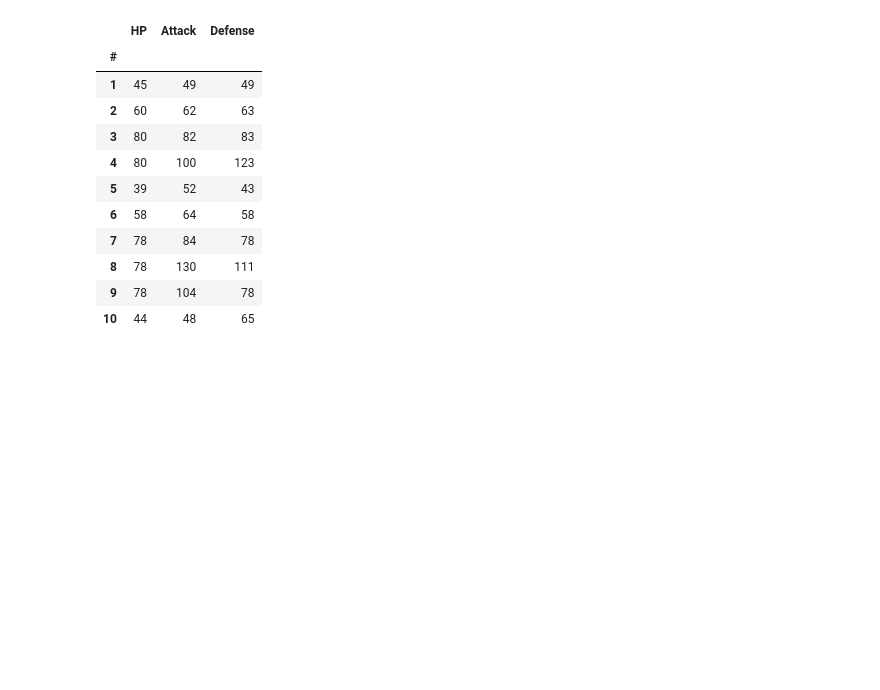
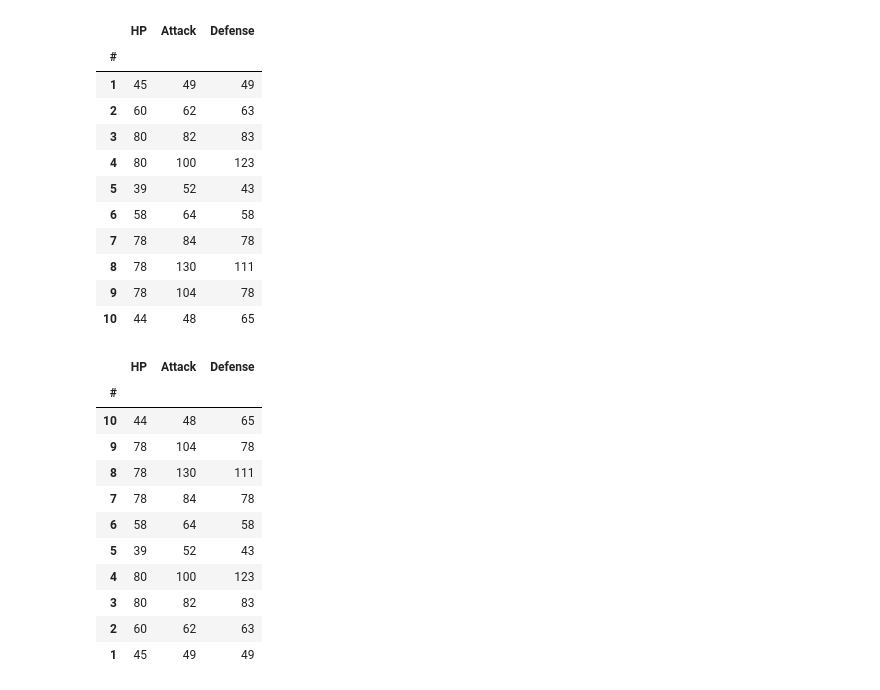
Before and after one commit to felzek/pokemon_data_analysis, a Jupyter notebook: Untitled.ipynb, the cells around one changed output. Cells and saved outputs as stored; diff of their text form; code cells hidden in the pictures; blank space fills up the shorter version.

```diff
--- a/Untitled.ipynb
+++ b/Untitled.ipynb
@@ -749,3 +749,18 @@ data.loc[1:10,"HP":"Defense"]
 | 8 | 78 | 130 | 111 |
 | 9 | 78 | 104 | 78 |
 | 10 | 44 | 48 | 65 |
+# %%
+data.loc[10:1:-1,"HP":"Defense"]
+# %% [output]
+|  | HP | Attack | Defense |
+| # |  |  |  |
+| 10 | 44 | 48 | 65 |
+| 9 | 78 | 104 | 78 |
+| 8 | 78 | 130 | 111 |
+| 7 | 78 | 84 | 78 |
+| 6 | 58 | 64 | 58 |
+| 5 | 39 | 52 | 43 |
+| 4 | 80 | 100 | 123 |
+| 3 | 80 | 82 | 83 |
+| 2 | 60 | 62 | 63 |
+| 1 | 45 | 49 | 49 |
```
